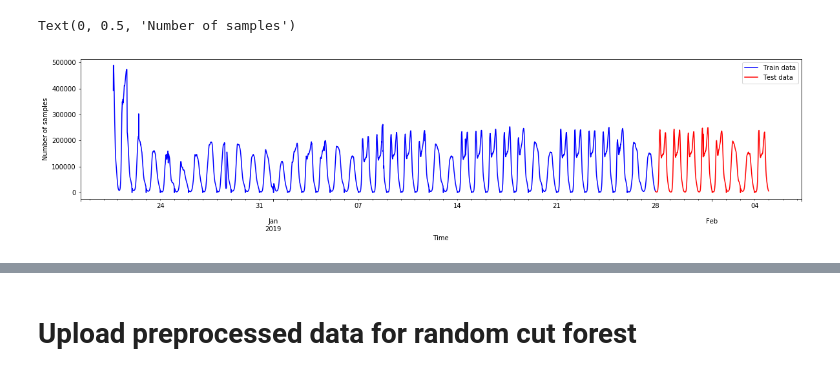
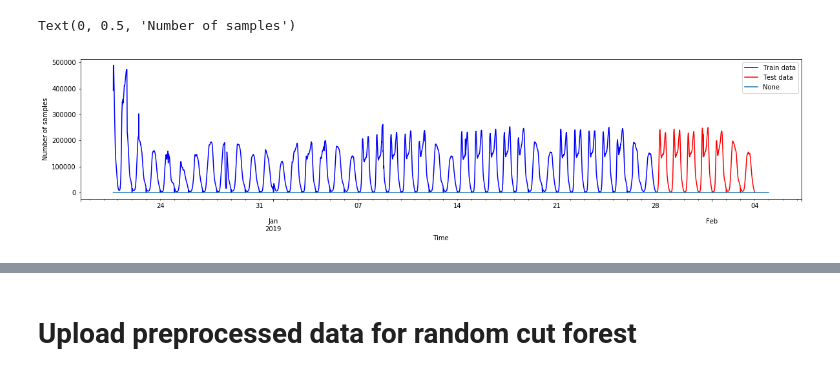
Before and after one commit to AlexandreRozier/BigDataAnalytics, a Jupyter notebook: utils/data-preprocessing.ipynb, the cells around one changed output, grey strips where cells are left out. Cells and saved outputs as stored; diff of their text form; code cells hidden in the pictures.

```diff
--- a/utils/data-preprocessing.ipynb
+++ b/utils/data-preprocessing.ipynb
@@ -68,28 +68,27 @@ weekends_feature_series = pd.Series(data=weekends_date, index=series.index)
 # %%
 series[np.logical_and(series.index >= pd.Timestamp(2019,1,26),series.index < pd.Timestamp(2019,1,31,8,55))] /= 2
 # %%
-test_idx = (series.index > datetime.datetime(2019,1,28,0,0,0))
-train_idx = np.logical_not(test_idx)
+test_idx = np.logical_and(series.index > datetime.datetime(2019,1,28,0,0,0), series.index <= datetime.datetime(2019,2,4,0,0,0))
+train_idx = series.index <= datetime.datetime(2019,1,28,0,0,0)
 
 #demo_idx = [(idx > pd.Timestamp(end_of_holiday,tz=None) and idx < pd.Timestamp(datetime.date(2019, 1, 8),tz=None)) for idx in serie.index]
 ax = series[train_idx].plot(
     figsize=(20,4),
     color='b',
     label='Train data'
 )
+
 series[test_idx].plot(
     color='r',
     label='Test data',
     ax = ax
 )
-
-
-
+weekends_feature_series.plot(ax=ax)
 handles, labels = ax.get_legend_handles_labels()
 ax.legend(handles, labels)
 
 ax.set_xlabel('Time')
 ax.set_ylabel('Number of samples')
 # %% [output]
 Text(0, 0.5, 'Number of samples')
-[figure, old version]
+[figure, new version]
```
Also changed, not shown: parts of 8 cells of this notebook, 22 other files.
